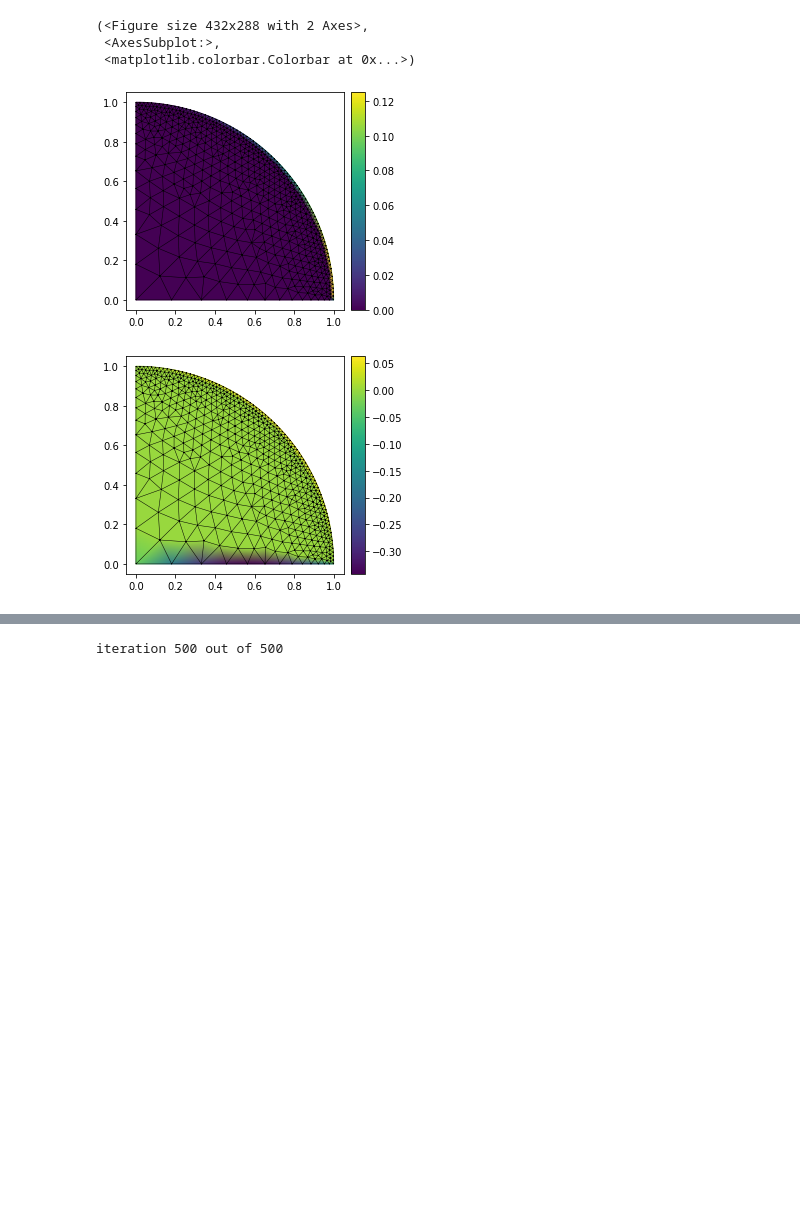
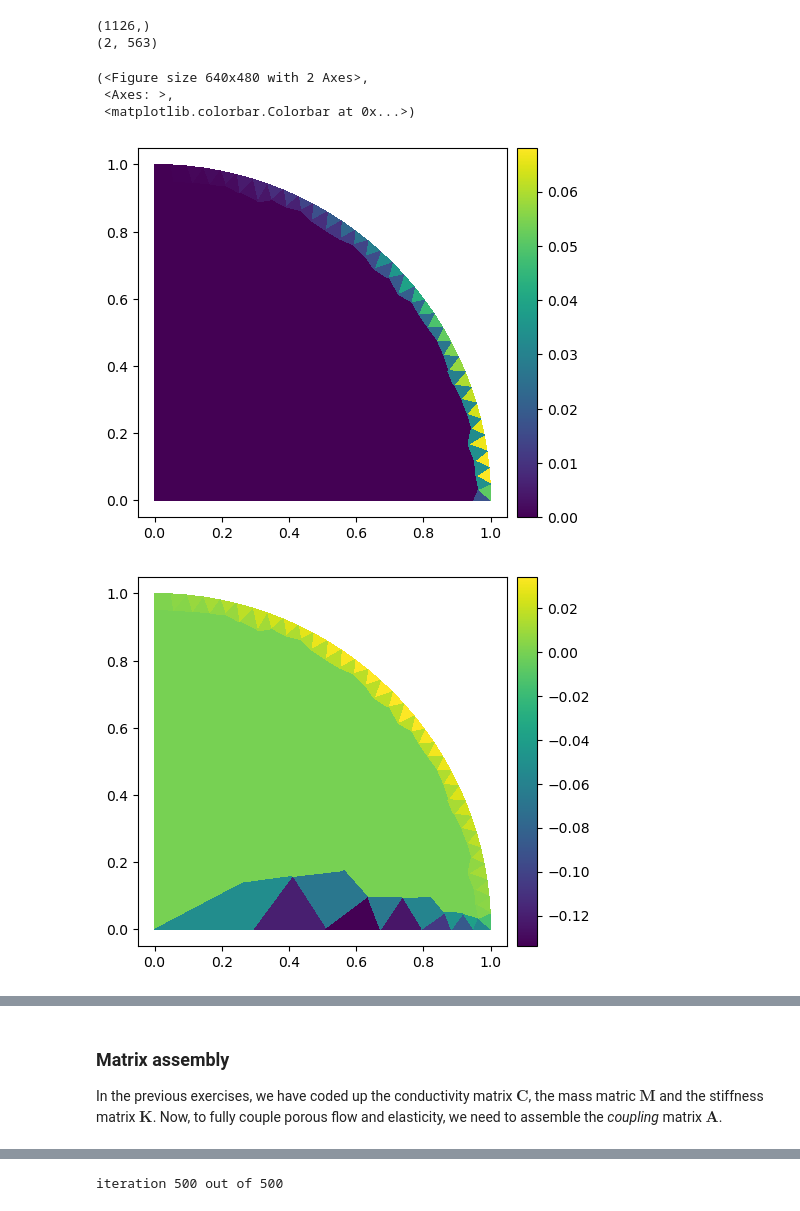
Before and after one commit to aleximorin/compgeom, a Jupyter notebook: Notebooks/Poroelastic sphere.ipynb, the cells around one changed output, grey strips where cells are left out. Saved outputs shown, nothing was run; the diff lists cells and outputs as text; code cells hidden in the pictures; blank space fills up the shorter version.

```diff
--- a/Notebooks/Poroelastic sphere.ipynb
+++ b/Notebooks/Poroelastic sphere.ipynb
@@ -27,7 +33,7 @@ import PoroElasticProperties as prop
 # %%
 # we define the mesh
 r = 1
-cell_size = 0.02
+cell_size = 0.05
 
 import pygmsh
 with pygmsh.geo.Geometry() as geom:
@@ -44,6 +50,10 @@ with pygmsh.geo.Geometry() as geom:
     out = geom.generate_mesh()
 
 mesh = Mesher.Mesh(out, simultype='axis')
+mesh = Mesher.tri3_2_tri6(mesh)
 mesh.plot()
+plt.xlabel('x')
+plt.ylabel('y')
 print(mesh.nn)
+print(mesh.nodes.shape)
 # %% [output]
@@ -51,0 +63,10 @@ print(mesh.nn)
+# %%
+"""from scipy.io import loadmat
+import os
+matmesh = loadmat('../../mesh.mat')
+mesh.nodes = matmesh['nodes']
+mesh.connectivity = matmesh['connectivity'] - 1
+mesh.nn = len(mesh.nodes)
+mesh.ne = len(mesh.connectivity)
+
+mesh.plot()"""
@@ -89,14 +126,21 @@ plt.scatter(*mesh.nodes[fixed_nodes].T, zorder=10)
 # %%
 # initial stress field
 sig_unif = [-1, -1, 0, -1]
 sigma0 = Matrix.set_stress_field(mesh, sig_unif)
+print(sigma0.shape)
 
+# let's see what the initial field looks like
+# we can reshape the sigma0 vector to a shape (2, mesh.nn)
 s0 = sigma0.reshape(2, -1, order='F')
-mesh.plot(s0[0])
-mesh.plot(s0[1])
+print(s0.shape)
+mesh.plot(s0[0], c='none', shading='flat')
+mesh.plot(s0[1], c='none', shading='flat')
+mesh.plot(np.linalg.norm(s0, axis=0), c='gray', shading='flat')
 # %% [output]
-(<Figure size 432x288 with 2 Axes>,
- <AxesSubplot:>,
- <matplotlib.colorbar.Colorbar at 0x...>)
+(1126,)
+(2, 563)
+(<Figure size 640x480 with 2 Axes>,
+ <Axes: >,
+ <matplotlib.colorbar.Colorbar at 0x...>)
-[figure, old version]
+[figure, new version]
-[figure, old version]
+[figure, new version]
@@ -103,3 +148,6 @@ mesh.plot(s0[1])
+# %% [markdown]
+### Matrix assembly
+In the previous exercises, we have coded up the conductivity matrix $\mathbf{C}$, the mass matric $\mathbf{M}$ and the stiffness matrix $\mathbf{K}$. Now, to fully couple porous flow and elasticity, we need to assemble the *coupling* matrix $\mathbf{A}$.
 # %%
 # assembling the different matrices
 K = Matrix.assemble_stiffness_matrix(mesh, E, nu)
```
Also changed, not shown: parts of 22 cells of this notebook, 13 other files.
